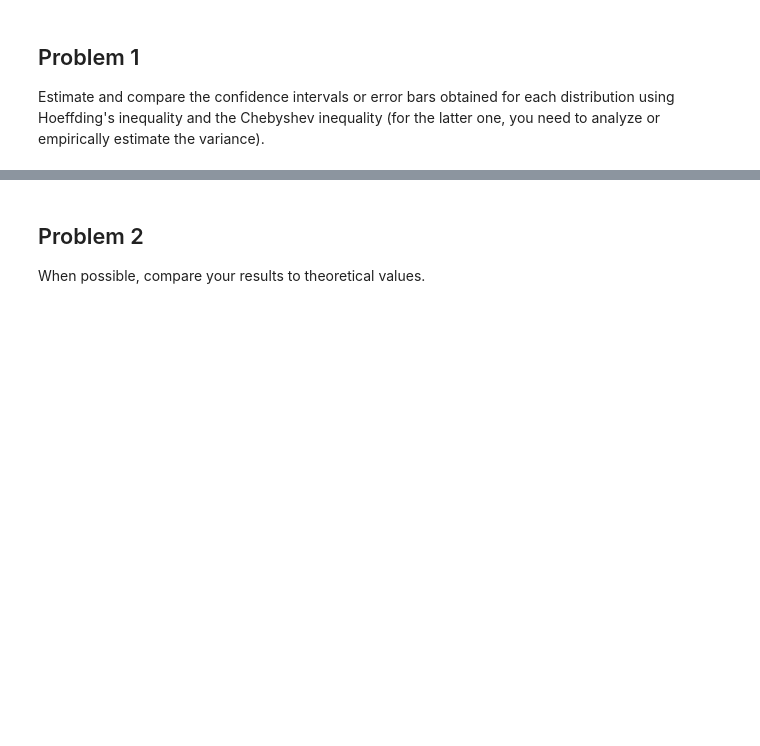
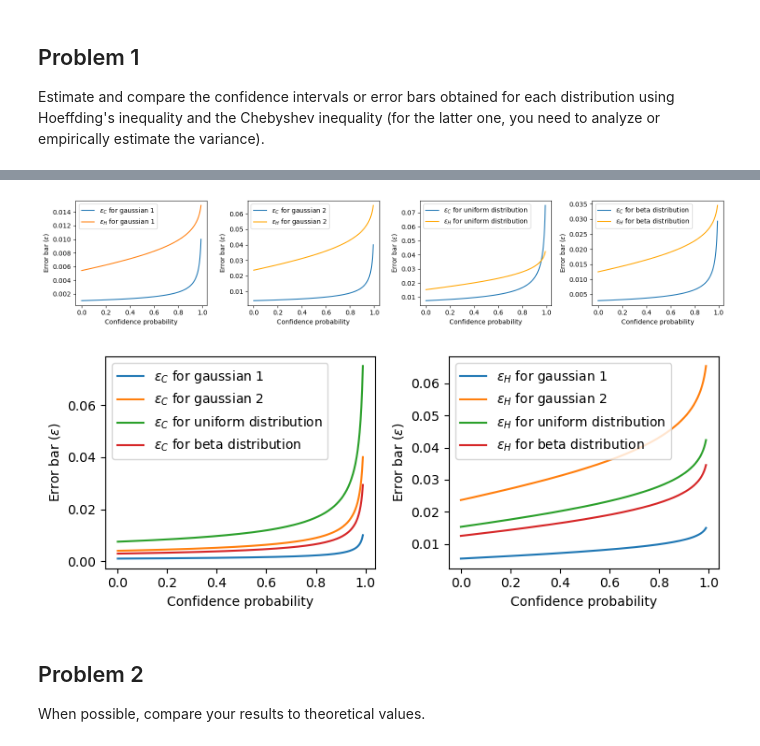
Before and after one commit to brunoperezgomez02/Quantum_Machine_Learning_UIMP_QT_Master, a Jupyter notebook: Exercise_1/Ex_1_JJB.ipynb, the cells around one changed output, grey strips where cells are left out. Cells and saved outputs as stored; diff of their text form; code cells hidden in the pictures; blank space fills up the shorter version.

```diff
--- a/Exercise_1/Ex_1_JJB.ipynb
+++ b/Exercise_1/Ex_1_JJB.ipynb
@@ -106,3 +203,60 @@ Notice that Chebyshev requires computing the empirical variance and Hoeffding re
+# %%
+figeps, axeps = plt.subplots(nrows=1, ncols=4, figsize=(15, 3))
+
+# Gaussian 1
+axeps[0].plot(Probs_inside, eps_C_gauss1, label = r'$\epsilon_C$ for gaussian 1')
+axeps[0].plot(Probs_inside, eps_H_gauss1, label = r'$\epsilon_H$ for gaussian 1')
+axeps[0].legend();
+
+axeps[0].set_xlabel('Confidence probability'); axeps[0].set_ylabel(r'Error bar ($\epsilon$)')
+
+# Gaussian 2
+axeps[1].plot(Probs_inside, eps_C_gauss2, label = r'$\epsilon_C$ for gaussian 2')
+axeps[1].plot(Probs_inside, eps_H_gauss2, label = r'$\epsilon_H$ for gaussian 2', color = 'orange')
+axeps[1].legend();
+
+axeps[1].set_xlabel('Confidence probability'); axeps[1].set_ylabel(r'Error bar ($\epsilon$)')
+
+# Uniform distribution
+axeps[2].plot(Probs_inside, eps_C_uniform, label = r'$\epsilon_C$ for uniform distribution')
+axeps[2].plot(Probs_inside, eps_H_uniform, label = r'$\epsilon_H$ for uniform distribution', color = 'orange')
+axeps[2].legend();
+
+axeps[2].set_xlabel('Confidence probability'); axeps[2].set_ylabel(r'Error bar ($\epsilon$)')
+
+# Beta distribution
+axeps[3].plot(Probs_inside, eps_C_beta, label = r'$\epsilon_C$ for beta distribution')
+axeps[3].plot(Probs_inside, eps_H_beta, label = r'$\epsilon_H$ for beta distribution', color = 'orange')
+axeps[3].legend();
+
+axeps[3].set_xlabel('Confidence probability'); axeps[3].set_ylabel(r'Error bar ($\epsilon$)')
+
+figeps.tight_layout()
+
+# Epsilon_C and Epsilon_H
+figeps2, axeps2 = plt.subplots(nrows=1, ncols = 2, figsize = (7.5,3))
+
+axeps2[0].plot(Probs_inside, eps_C_gauss1, label = r'$\epsilon_C$ for gaussian 1')
+axeps2[0].plot(Probs_inside, eps_C_gauss2, label = r'$\epsilon_C$ for gaussian 2')
+axeps2[0].plot(Probs_inside, eps_C_uniform, label = r'$\epsilon_C$ for uniform distribution')
+axeps2[0].plot(Probs_inside, eps_C_beta, label = r'$\epsilon_C$ for beta distribution')
+
+axeps2[0].set_xlabel('Confidence probability'); axeps2[0].set_ylabel(r'Error bar ($\epsilon$)')
+
+axeps2[1].plot(Probs_inside, eps_H_gauss1, label = r'$\epsilon_H$ for gaussian 1')
+axeps2[1].plot(Probs_inside, eps_H_gauss2, label = r'$\epsilon_H$ for gaussian 2')
+axeps2[1].plot(Probs_inside, eps_H_uniform, label = r'$\epsilon_H$ for uniform distribution')
+axeps2[1].plot(Probs_inside, eps_H_beta, label = r'$\epsilon_H$ for beta distribution')
+
+axeps2[1].set_xlabel('Confidence probability'); axeps2[1].set_ylabel(r'Error bar ($\epsilon$)')
+
+
+axeps2[0].legend(); axeps2[1].legend()
+
+figeps2.tight_layout()
+# %% [output]
+[figure, added]
+[figure, added]
 # %% [markdown]
 ## Problem 2
 When possible, compare your results to theoretical values.
```
Also changed, not shown: parts of 12 cells of this notebook.
